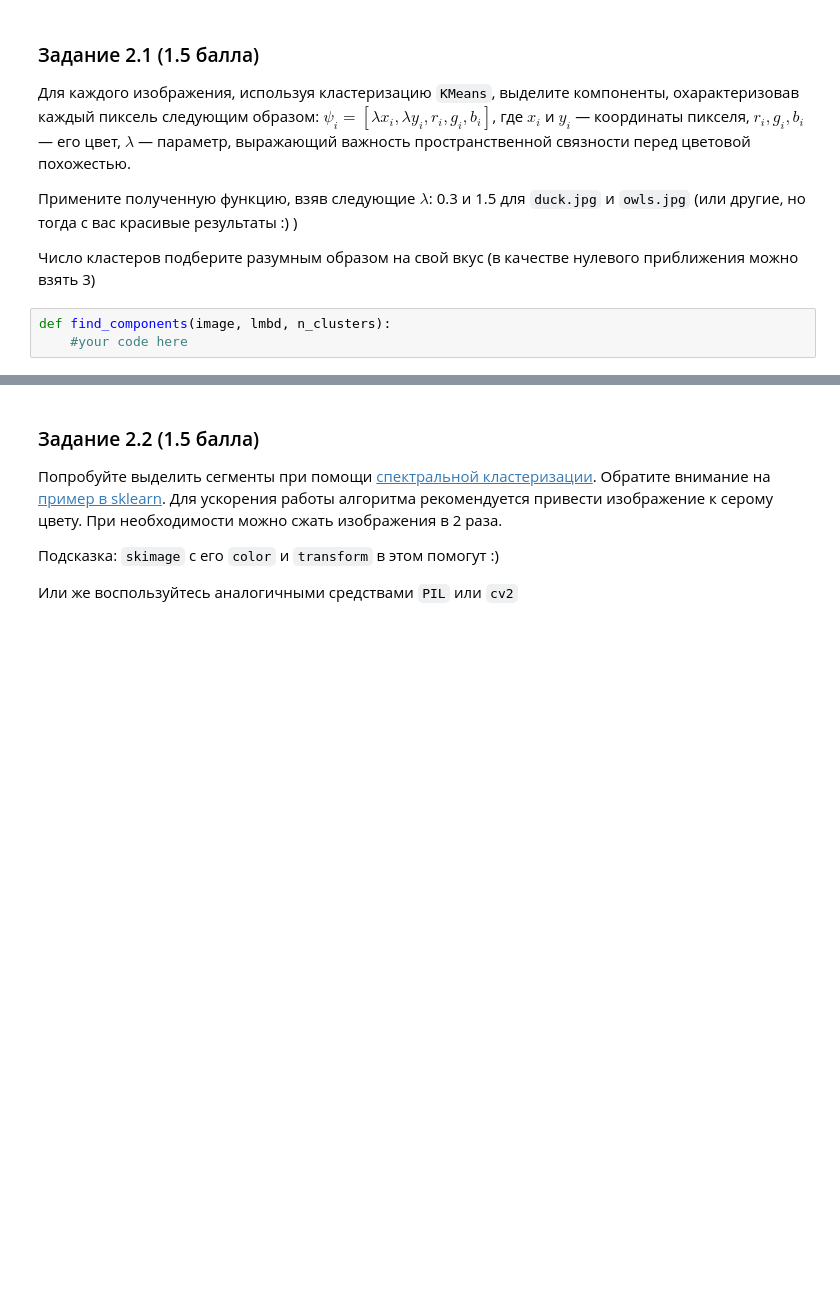
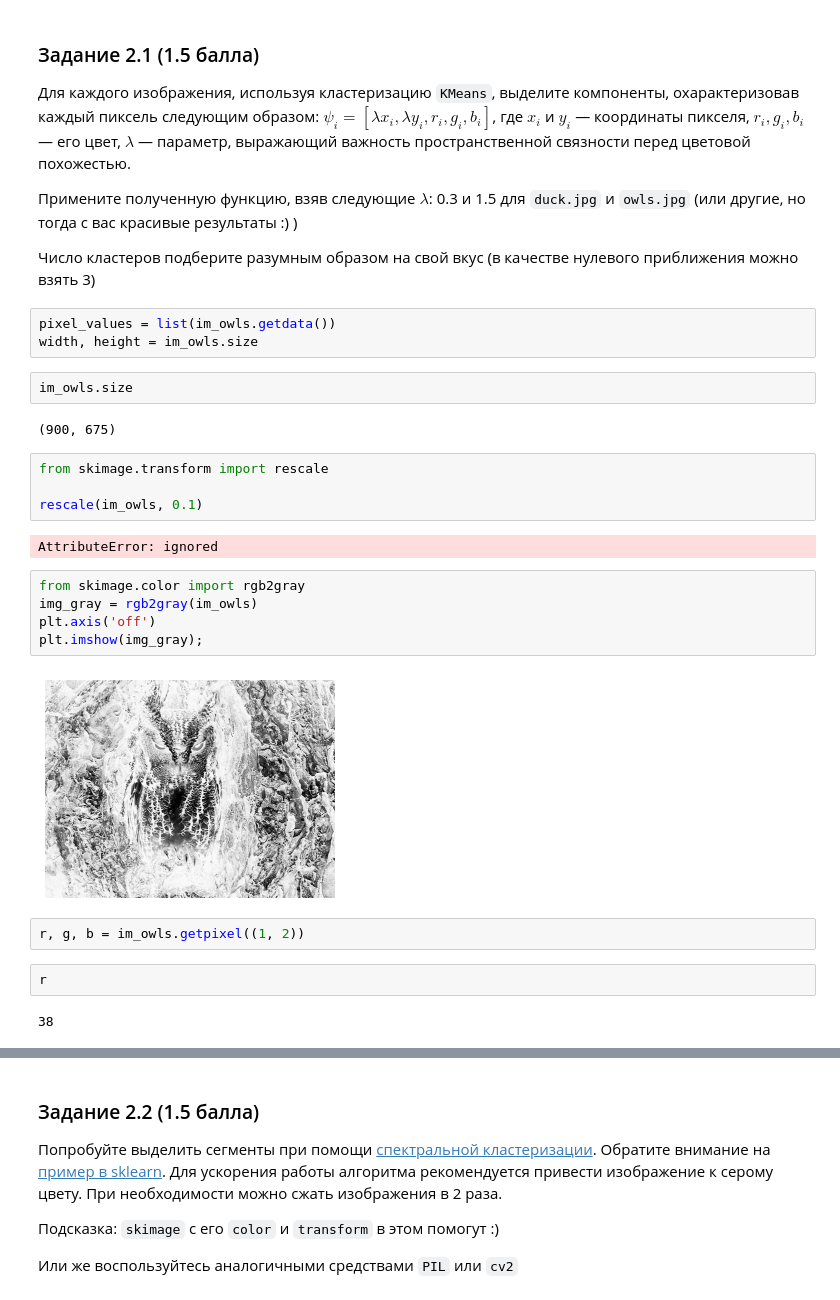
Before and after one commit to Kulikov17/MLDS_ML, a Jupyter notebook: HW4/clustering.ipynb, the cells around one changed output, grey strips where cells are left out. Saved outputs shown, nothing was run; the diff lists cells and outputs as text; blank space fills up the shorter version.

````diff
--- a/HW4/clustering.ipynb
+++ b/HW4/clustering.ipynb
@@ -205,6 +215,29 @@ $x_i$ и $y_i$ — координаты пикселя, $r_i, g_i, b_i$ — ег
 Примените полученную функцию, взяв следующие $\lambda$: 0.3 и 1.5 для ```duck.jpg``` и ```owls.jpg``` (или другие, но тогда с вас красивые результаты :) )
 
 Число кластеров подберите разумным образом на свой вкус (в качестве нулевого приближения можно взять 3)
-# %%
-def find_components(image, lmbd, n_clusters):
-    #your code here
+# %%
+pixel_values = list(im_owls.getdata())
+width, height = im_owls.size
+# %%
+im_owls.size
+# %% [output]
+(900, 675)
+# %%
+from skimage.transform import rescale
+
+rescale(im_owls, 0.1)
+# %% [output]
+AttributeError: ignored
+# %%
+from skimage.color import rgb2gray
+img_gray = rgb2gray(im_owls)
+plt.axis('off')
+plt.imshow(img_gray);
+# %% [output]
+[figure, added]
+# %%
+r, g, b = im_owls.getpixel((1, 2))
+# %%
+r
+# %% [output]
+38
````
Also changed, not shown: parts of 7 cells of this notebook.
